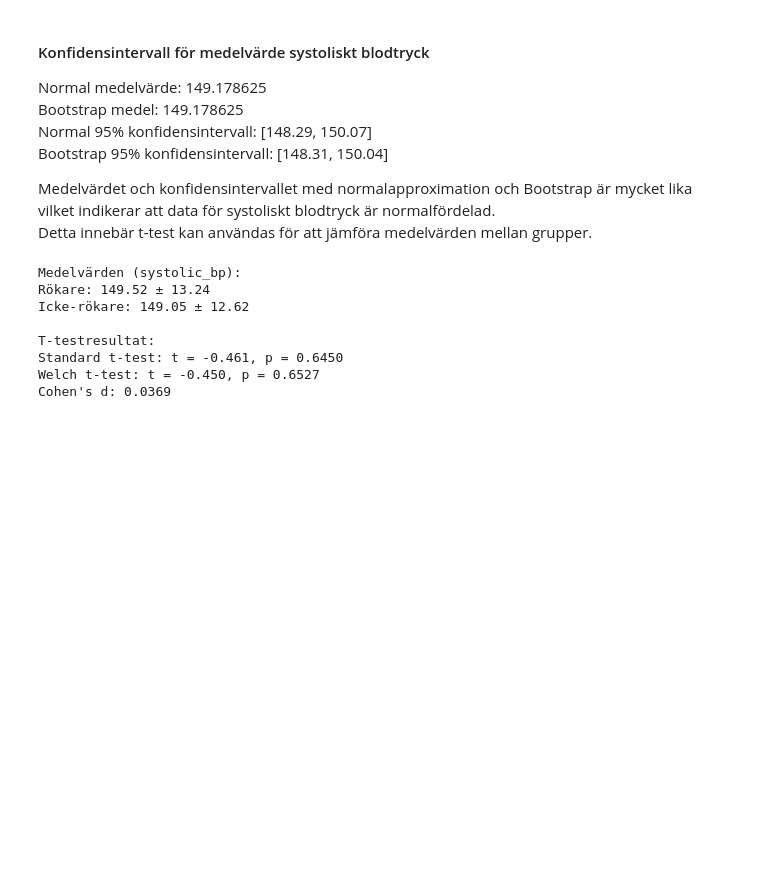
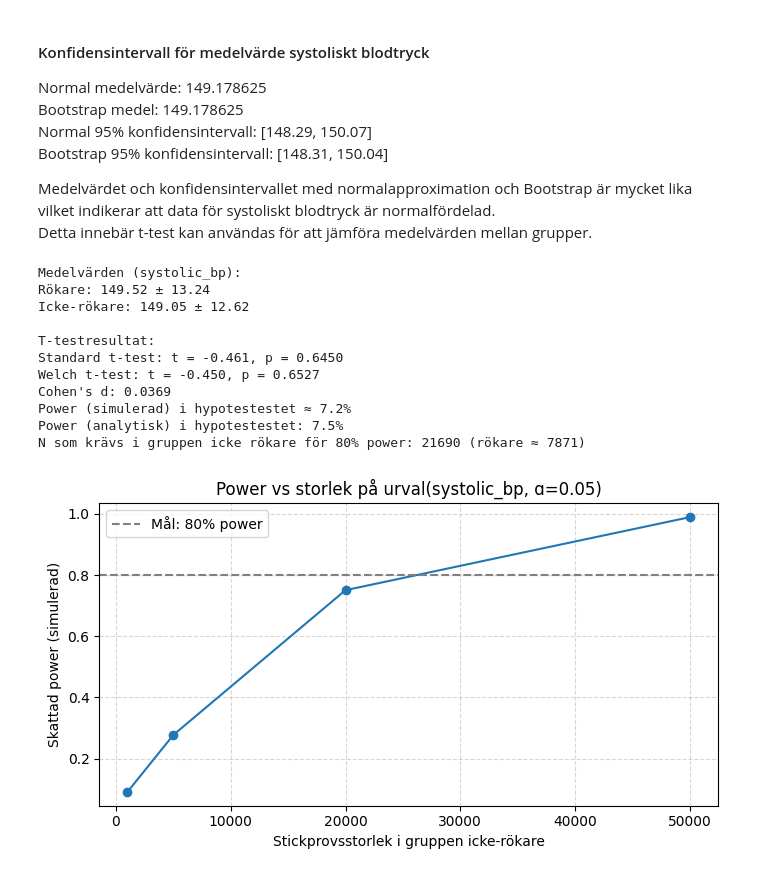
Before and after one commit to MalinMo/Halsostudie, a Jupyter notebook: report.ipynb, the cells around one changed output. Drawn from its saved outputs; the diff is of its cells as text; code cells hidden in the pictures; blank space fills up the shorter version.

Commit message:
Utvecklat klassen SmokerAnalyser med power

```diff
--- a/report.ipynb
+++ b/report.ipynb
@@ -169,23 +169,39 @@ Detta innebär t-test kan användas för att jämföra medelvärden mellan grupp
 # %%
 A = SmokerAnalyzer(df_clean)
 
 print(f"Medelvärden ({A.value_col}):")
 print(f"Rökare: {A.mean_rökare:.2f} ± {A.std_rökare:.2f}")
 print(f"Icke-rökare: {A.mean_ickerökare:.2f} ± {A.std_ickerökare:.2f}\n")
 
 t_stat, p_val, t_stat_w, p_val_w = A.ttests()
 print("T-testresultat:")
 print(f"Standard t-test: t = {t_stat:.3f}, p = {p_val:.4f}")
 print(f"Welch t-test: t = {t_stat_w:.3f}, p = {p_val_w:.4f}")
 
 d = A.cohens_d()
 print(f"Cohen's d: {d:.4f}")
+
+A.power_simulation()
+print(f"Power (simulerad) i hypotestestet ≈ {A.power_sim*100:.1f}%")
+
+A.power_analytical()
+print(f"Power (analytisk) i hypotestestet: {A.power_ana*100:.1f}%")
+
+A.power_n_required()
+print(f"N som krävs i gruppen icke rökare för 80% power: {np.ceil(A.n_needed):.0f} (rökare ≈ {np.ceil(A.n_needed*A.ratio):.0f})")
+
+fig, ax = A.plot_sample_size_power()
+plt.show()
 # %% [output]
 Medelvärden (systolic_bp):
 Rökare: 149.52 ± 13.24
 Icke-rökare: 149.05 ± 12.62
 
 T-testresultat:
 Standard t-test: t = -0.461, p = 0.6450
 Welch t-test: t = -0.450, p = 0.6527
 Cohen's d: 0.0369
+Power (simulerad) i hypotestestet ≈ 7.2%
+Power (analytisk) i hypotestestet: 7.5%
+N som krävs i gruppen icke rökare för 80% power: 21690 (rökare ≈ 7871)
+[figure, added]
```
Also changed, not shown: parts of 4 cells of this notebook, 1 other file.
